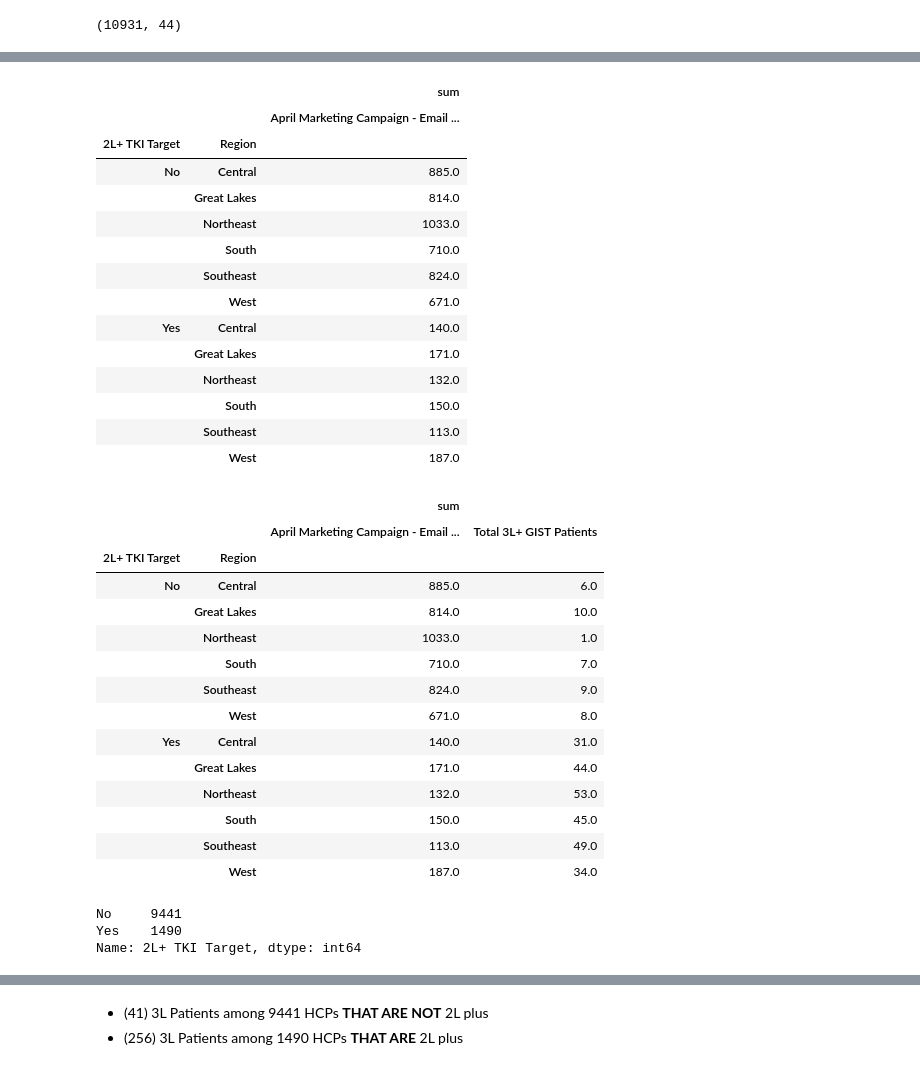
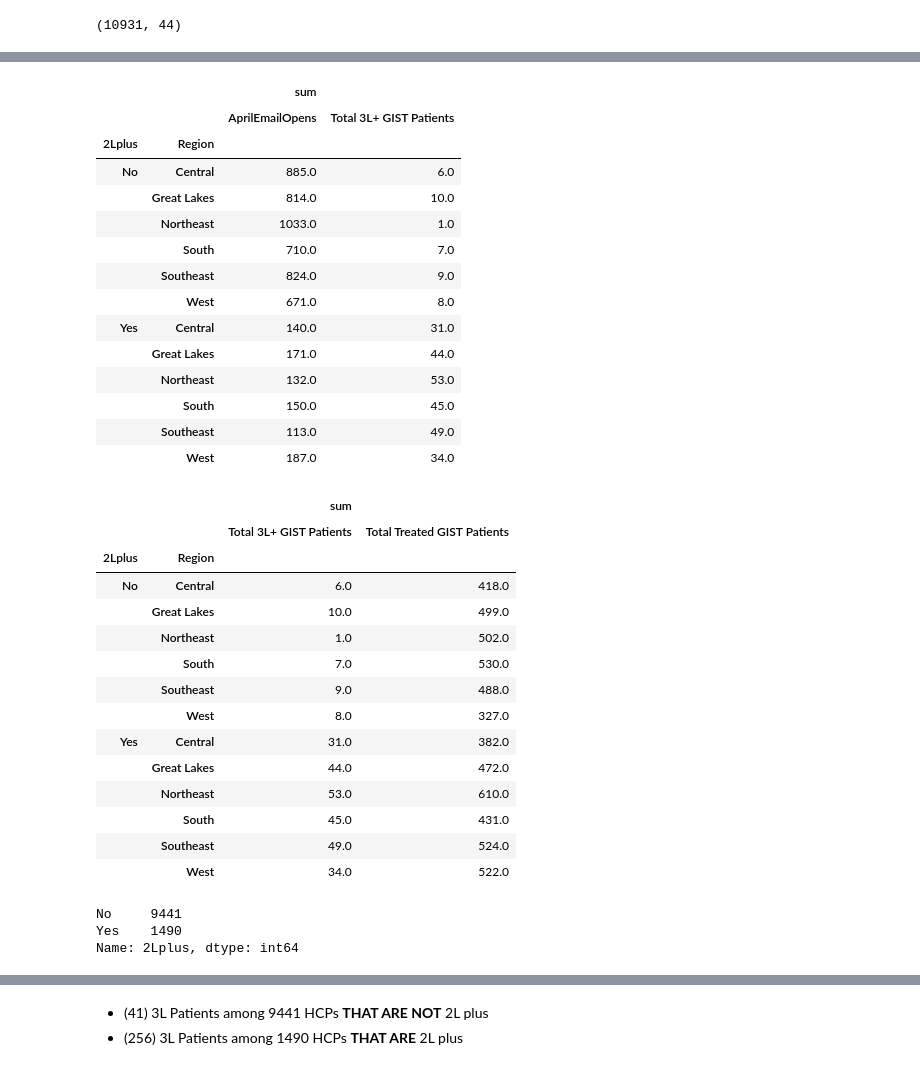
Before and after one commit to xthomas/dataviz, a Jupyter notebook: podcastcount/regions_01.ipynb, the cells around one changed output, grey strips where cells are left out. Saved outputs shown, nothing was run; the diff lists cells and outputs as text; code cells hidden in the pictures.

```diff
--- a/podcastcount/regions_01.ipynb
+++ b/podcastcount/regions_01.ipynb
@@ -7,6 +7,11 @@ df = pd.read_excel("/home/jupyter/src/dataviz/podcastcount/2LMarketBasket.xlsx")
 df.shape
 # %% [output]
 (10931, 44)
+# %%
+df.rename(columns = {'2L+ TKI Target':'2Lplus',
+                     'LTD Reach - Live':'LiveRepTouch',
+                     'LTD Reach - All Reach Methods':'AnyTouch',
+                     'April Marketing Campaign - Email Open Count':'AprilEmailOpens'},inplace = True)
 # %%
 list(df)
 # %% [output]
@@ -56,42 +71,44 @@ pd.pivot_table(df,index=["2L+ TKI Target","Region"])
 # %%
-pd.pivot_table(df,index=["2L+ TKI Target","Region"],values=["April Marketing Campaign - Email Open Count"],aggfunc=[np.sum])
+pd.pivot_table(df,index=["2Lplus","Region"],values=["Total 3L+ GIST Patients","AprilEmailOpens"],aggfunc=[np.sum])
 # %% [output]
-|  |  | sum |
-|  |  | April Marketing Campaign - Email ... |
-| 2L+ TKI Target | Region |  |
-| No | Central | 885.0 |
-|  | Great Lakes | 814.0 |
-|  | Northeast | 1033.0 |
-|  | South | 710.0 |
-|  | Southeast | 824.0 |
-|  | West | 671.0 |
-| Yes | Central | 140.0 |
-|  | Great Lakes | 171.0 |
-|  | Northeast | 132.0 |
-|  | South | 150.0 |
-|  | Southeast | 113.0 |
-|  | West | 187.0 |
+|  |  | sum |  |
+|  |  | AprilEmailOpens | Total 3L+ GIST Patients |
+| 2Lplus | Region |  |  |
+| No | Central | 885.0 | 6.0 |
+|  | Great Lakes | 814.0 | 10.0 |
+|  | Northeast | 1033.0 | 1.0 |
+|  | South | 710.0 | 7.0 |
+|  | Southeast | 824.0 | 9.0 |
+|  | West | 671.0 | 8.0 |
+| Yes | Central | 140.0 | 31.0 |
+|  | Great Lakes | 171.0 | 44.0 |
+|  | Northeast | 132.0 | 53.0 |
+|  | South | 150.0 | 45.0 |
+|  | Southeast | 113.0 | 49.0 |
+|  | West | 187.0 | 34.0 |
 # %%
-pd.pivot_table(df,index=["2L+ TKI Target","Region"],values=["Total 3L+ GIST Patients","April Marketing Campaign - Email Open Count"],aggfunc=[np.sum])
+pd.pivot_table(df,index=["2Lplus","Region"],
+               values=["Total 3L+ GIST Patients","Total Treated GIST Patients"],
+               aggfunc=[np.sum])
 # %% [output]
 |  |  | sum |  |
-|  |  | April Marketing Campaign - Email ... | Total 3L+ GIST Patients |
-| 2L+ TKI Target | Region |  |  |
-| No | Central | 885.0 | 6.0 |
-|  | Great Lakes | 814.0 | 10.0 |
-|  | Northeast | 1033.0 | 1.0 |
-|  | South | 710.0 | 7.0 |
-|  | Southeast | 824.0 | 9.0 |
-|  | West | 671.0 | 8.0 |
-| Yes | Central | 140.0 | 31.0 |
-|  | Great Lakes | 171.0 | 44.0 |
-|  | Northeast | 132.0 | 53.0 |
-|  | South | 150.0 | 45.0 |
-|  | Southeast | 113.0 | 49.0 |
-|  | West | 187.0 | 34.0 |
+|  |  | Total 3L+ GIST Patients | Total Treated GIST Patients |
+| 2Lplus | Region |  |  |
+| No | Central | 6.0 | 418.0 |
+|  | Great Lakes | 10.0 | 499.0 |
+|  | Northeast | 1.0 | 502.0 |
+|  | South | 7.0 | 530.0 |
+|  | Southeast | 9.0 | 488.0 |
+|  | West | 8.0 | 327.0 |
+| Yes | Central | 31.0 | 382.0 |
+|  | Great Lakes | 44.0 | 472.0 |
+|  | Northeast | 53.0 | 610.0 |
+|  | South | 45.0 | 431.0 |
+|  | Southeast | 49.0 | 524.0 |
+|  | West | 34.0 | 522.0 |
 # %%
-df["2L+ TKI Target"].value_counts()
+df["2Lplus"].value_counts()
 # %% [output]
 No     9441
 Yes    1490
-Name: 2L+ TKI Target, dtype: int64
+Name: 2Lplus, dtype: int64
```
Also changed, not shown: parts of 9 cells of this notebook.
